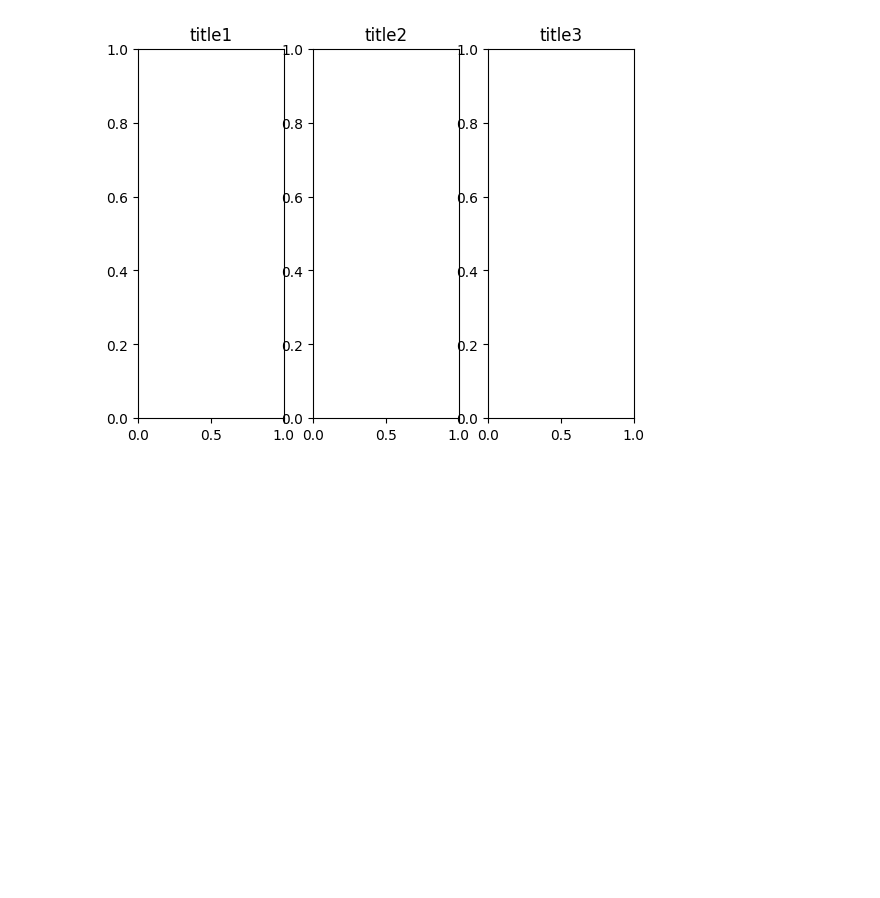
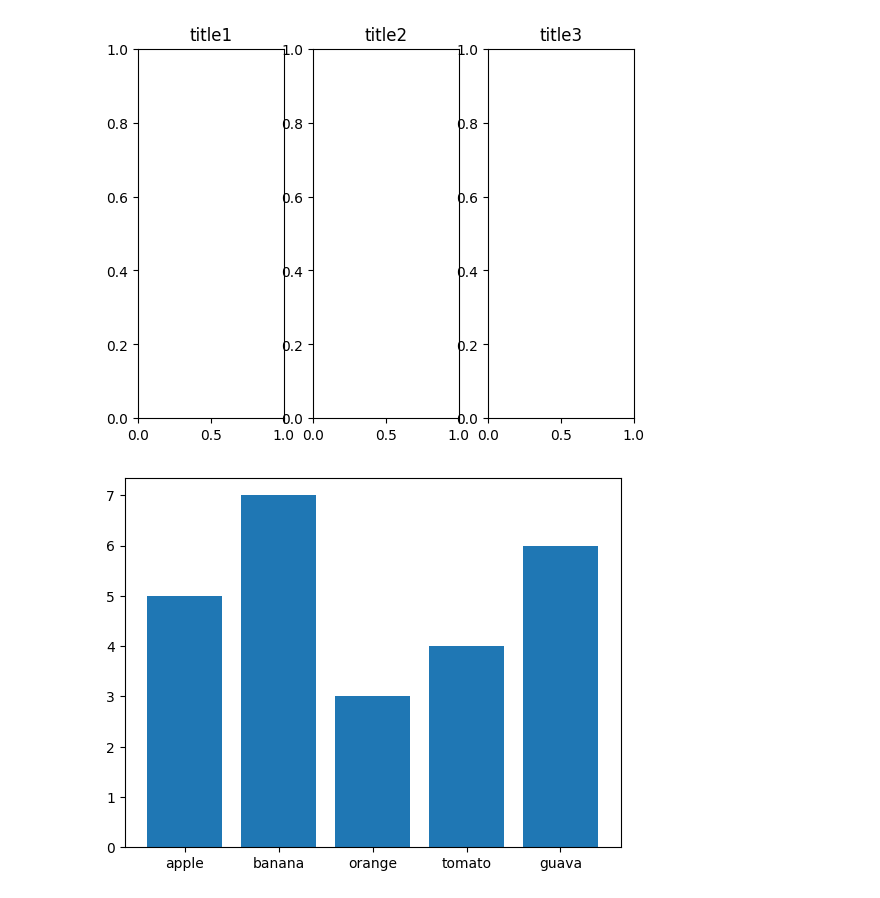
Before and after one commit to roberthsu2003/__2024_05_05_sunday__, a Jupyter notebook: lesson14/lesson14_1.ipynb, the cells around one changed output. Cells and saved outputs as stored; diff of their text form; code cells hidden in the pictures; blank space fills up the shorter version.

```diff
--- a/lesson14/lesson14_1.ipynb
+++ b/lesson14/lesson14_1.ipynb
@@ -38,3 +38,13 @@ axes3.set_title("title3")
 plt.show()
 # %% [output]
 [figure]
+# %%
+index = ['apple', 'banana', 'orange', 'tomato', 'guava']
+values = [5, 7, 3, 4, 6]
+
+figure = plt.figure()
+axes = figure.add_subplot(1,1,1)
+axes.bar(index,values)
+plt.show()
+# %% [output]
+[figure, added]
```
